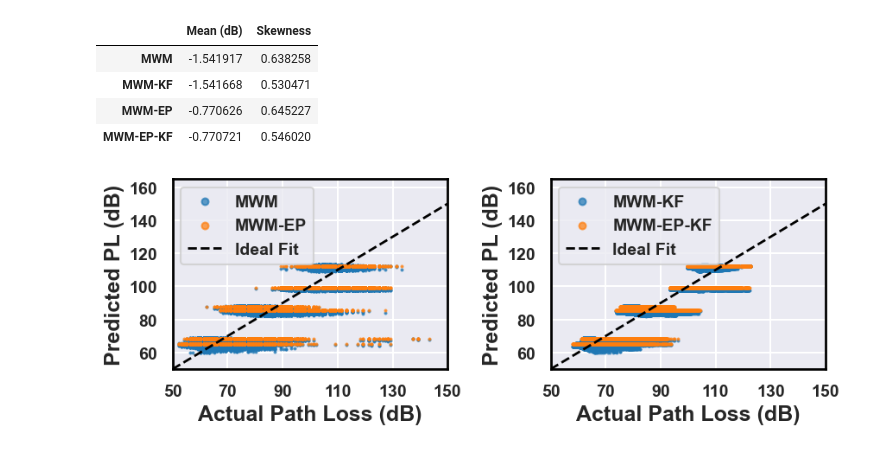
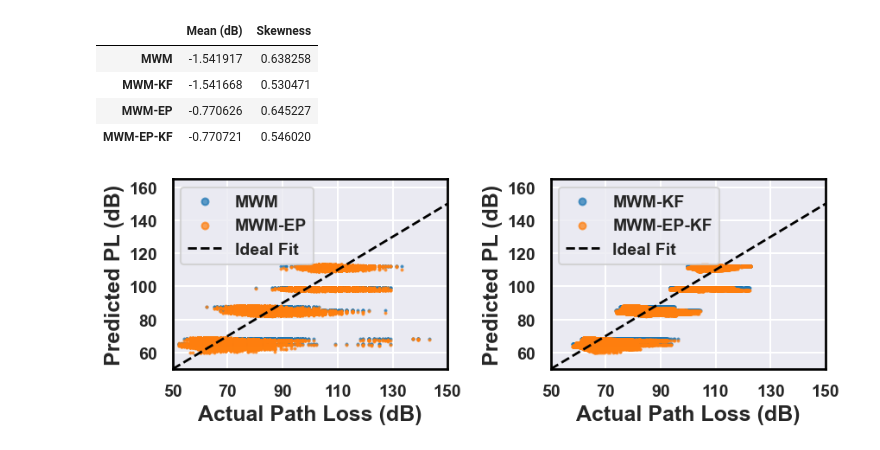
Before and after one commit to nahshonmokua/EnviKal-Loc, a Jupyter notebook: 03_Path_Loss_Modeling.ipynb, the cells around one changed output. Cells and saved outputs as stored; diff of their text form; code cells hidden in the pictures.

Commit message:
03: Fig. 2 legend matches the plotted models (MWM and MWM-EP clouds, and their KF variants, were swapped); residual histogram label MWM
Co-Authored-By: Claude Opus 5.5 <noreply@anthropic.com>

```diff
--- a/03_Path_Loss_Modeling.ipynb
+++ b/03_Path_Loss_Modeling.ipynb
@@ -510,8 +510,8 @@ y_ticks = [60, 80, 100, 120, 140, 160]
 
 # (a) Raw Models
 ax_left = axs[0]
-ax_left.scatter(PL_test_ep_sub, PL_pred_ep_sub, s=2, alpha=0.7, label='MWM', color='#1f77b4', zorder=2, rasterized=True)
-ax_left.scatter(PL_test_mw_sub, PL_pred_mw_sub, s=2, alpha=0.7, label='MWM-EP', color='#ff7f0e', zorder=3, rasterized=True)
+ax_left.scatter(PL_test_mw_sub, PL_pred_mw_sub, s=2, alpha=0.7, label='MWM', color='#1f77b4', zorder=2, rasterized=True)
+ax_left.scatter(PL_test_ep_sub, PL_pred_ep_sub, s=2, alpha=0.7, label='MWM-EP', color='#ff7f0e', zorder=3, rasterized=True)
 ax_left.set_xlim(plot_x_min, plot_x_max)
 ax_left.set_ylim(plot_y_min, plot_y_max)
 ax_left.set_xticks(x_ticks)
@@ -525,35 +525,35 @@ ax_left.legend(loc='upper left', markerscale=4, prop=legend_font_left)
 
 # (b) Filtered Models
 ax_right = axs[1]
-ax_right.scatter(PL_test_ep_f_sub, PL_pred_ep_f_sub, s=2, alpha=0.7, label='MWM-KF', color='#1f77b4', zorder=2, rasterized=True)
-ax_right.scatter(PL_test_mw_f_sub, PL_pred_mw_f_sub, s=2, alpha=0.7, label='MWM-EP-KF', color='#ff7f0e', zorder=3, rasterized=True)
+ax_right.scatter(PL_test_mw_f_sub, PL_pred_mw_f_sub, s=2, alpha=0.7, label='MWM-KF', color='#1f77b4', zorder=2, rasterized=True)
+ax_right.scatter(PL_test_ep_f_sub, PL_pred_ep_f_sub, s=2, alpha=0.7, label='MWM-EP-KF', color='#ff7f0e', zorder=3, rasterized=True)
 ax_right.set_xlim(plot_x_min, plot_x_max)
 ax_right.set_ylim(plot_y_min, plot_y_max)
 ax_right.set_xticks(x_ticks)
 ax_right.set_yticks(y_ticks)
 ax_right.plot([plot_x_min, plot_x_max], [plot_x_min, plot_x_max], 'k--', linewidth=2, label='Ideal Fit', zorder=4)
 ax_right.set_xlabel('Actual Path Loss (dB)', fontsize=18, fontweight='bold')
 ax_right.set_ylabel('Predicted PL (dB)', fontsize=18, fontweight='bold')
 ax_right.grid(True)
 ax_right.tick_params(axis='both', which='major', labelsize=14)
 ax_right.legend(loc='upper left', markerscale=4, prop=legend_font_right)
 
 # Force limits again after ticks, so ticks cannot expand axes
 for ax in axs:
     ax.set_xlim(plot_x_min, plot_x_max)
     ax.set_ylim(plot_y_min, plot_y_max)
 
 # Set all subplot borders (spines) to width 2 and bold ticks
 for ax in axs:
     for s in ax.spines.values():
         s.set_linewidth(2)
         s.set_color('black')
     for label in ax.get_xticklabels() + ax.get_yticklabels():
         label.set_fontweight('bold')
 
 plt.tight_layout(rect=[0, 0.05, 1, 1])
 #plt.savefig('Figures/Kalman_vs_Raw_Residuals.pdf', bbox_inches='tight')
 plt.savefig('Figures/Kalman_vs_Raw_Residuals.png', dpi=1000, bbox_inches='tight')
 plt.show()
 # %% [output]
-[figure, old version]
+[figure, new version]
```
Also changed, not shown: parts of 1 cell of this notebook.
